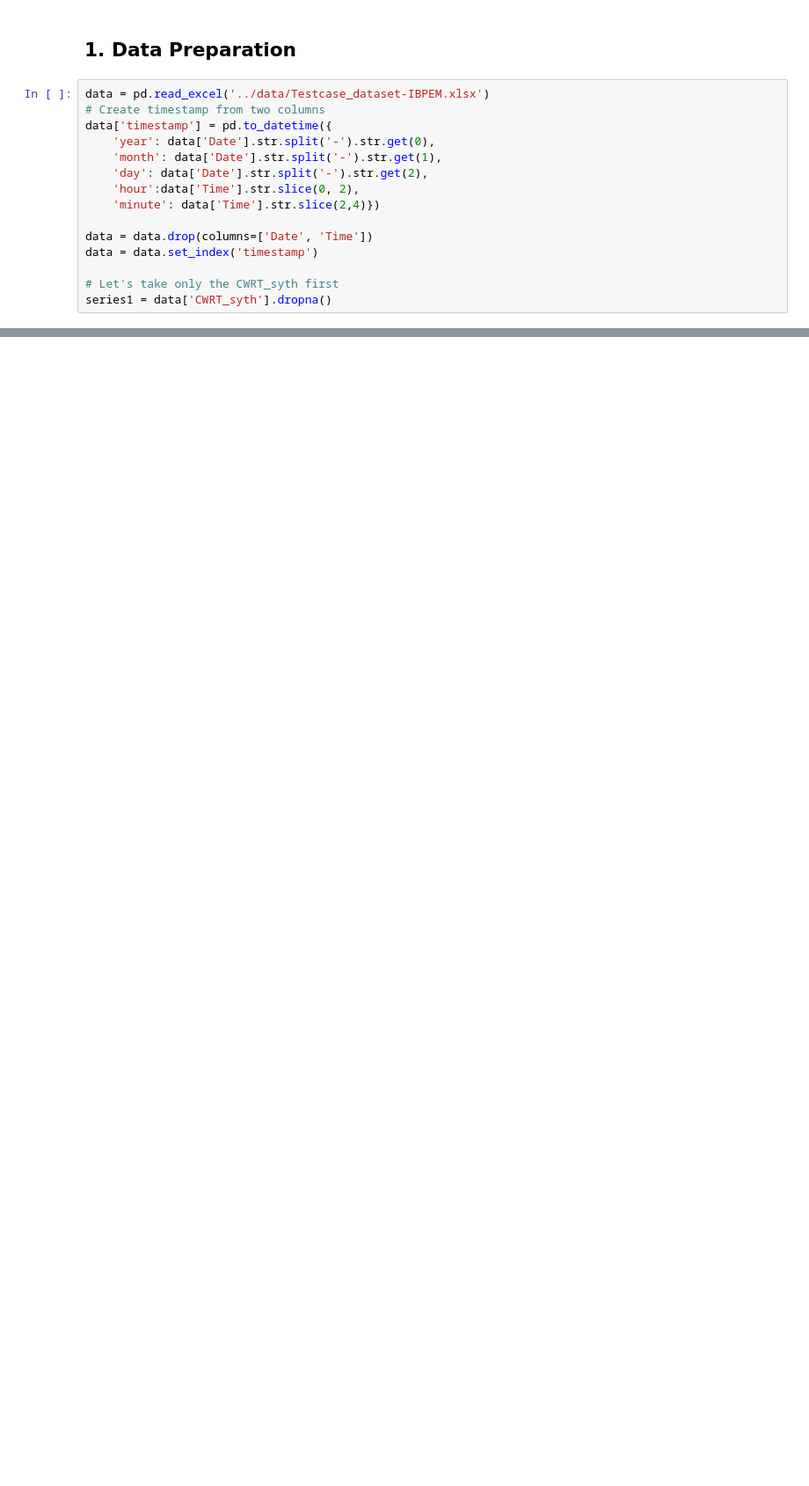
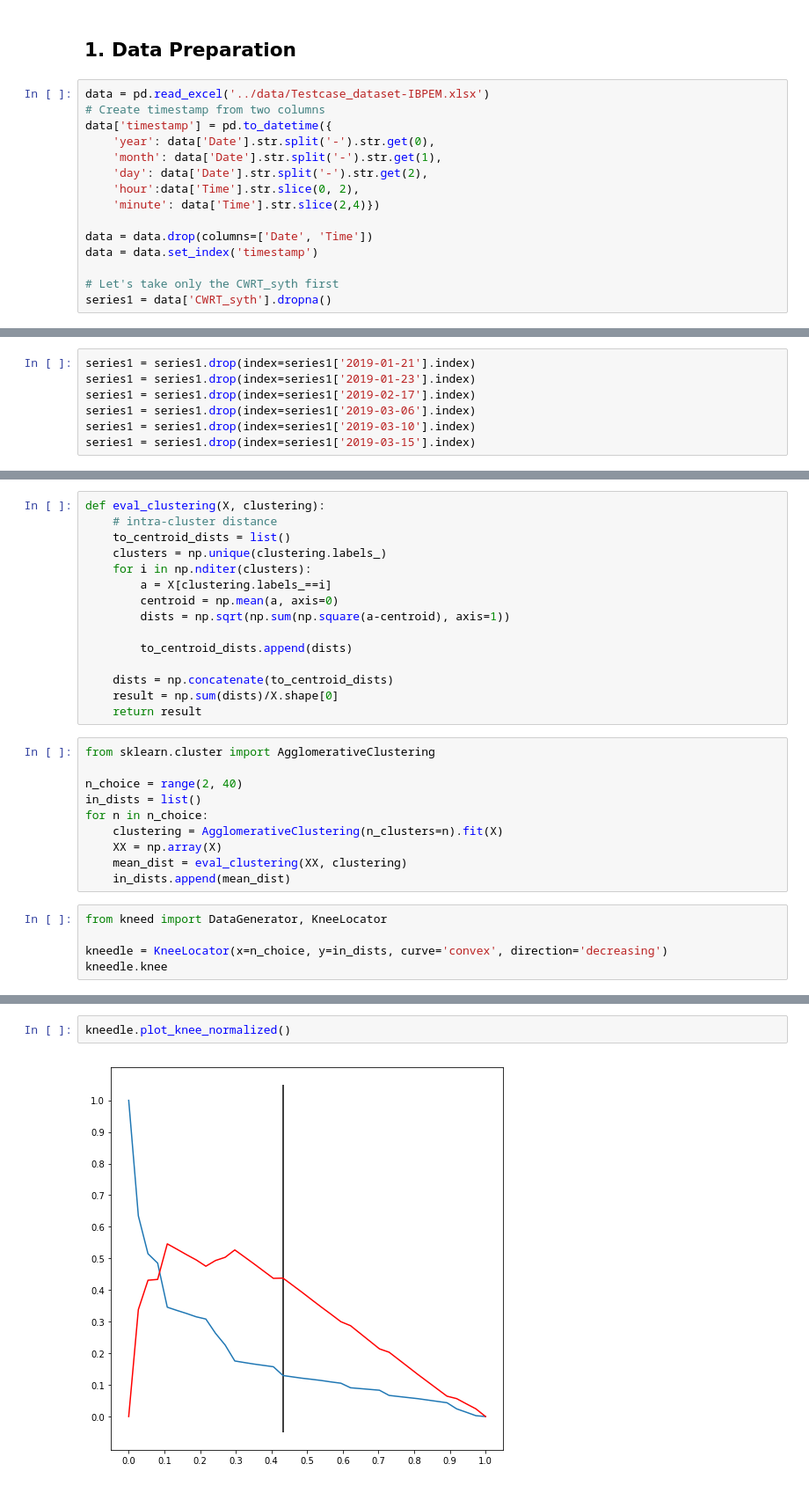
Before and after one commit to codingneo/ts-anomaly, a Jupyter notebook: notebooks/autoencoder-anomaly.ipynb, the cells around one changed output, grey strips where cells are left out. Shown: that part at 88% size. Saved outputs shown, nothing was run; the diff lists cells and outputs as text; blank space fills up the shorter version.

```diff
--- a/notebooks/autoencoder-anomaly.ipynb
+++ b/notebooks/autoencoder-anomaly.ipynb
@@ -137,0 +43,7 @@ array([<matplotlib.axes._subplots.AxesSubplot object at 0x...>,
+# %%
+series1 = series1.drop(index=series1['2019-01-21'].index)
+series1 = series1.drop(index=series1['2019-01-23'].index)
+series1 = series1.drop(index=series1['2019-02-17'].index)
+series1 = series1.drop(index=series1['2019-03-06'].index)
+series1 = series1.drop(index=series1['2019-03-10'].index)
+series1 = series1.drop(index=series1['2019-03-15'].index)
@@ -137,0 +72,30 @@ array([<matplotlib.axes._subplots.AxesSubplot object at 0x...>,
+# %%
+def eval_clustering(X, clustering):
+    # intra-cluster distance
+    to_centroid_dists = list()
+    clusters = np.unique(clustering.labels_)
+    for i in np.nditer(clusters):
+        a = X[clustering.labels_==i]
+        centroid = np.mean(a, axis=0)
+        dists = np.sqrt(np.sum(np.square(a-centroid), axis=1))
+
+        to_centroid_dists.append(dists)
+
+    dists = np.concatenate(to_centroid_dists)
+    result = np.sum(dists)/X.shape[0]
+    return result
+# %%
+from sklearn.cluster import AgglomerativeClustering
+
+n_choice = range(2, 40)
+in_dists = list()
+for n in n_choice:
+    clustering = AgglomerativeClustering(n_clusters=n).fit(X)
+    XX = np.array(X)
+    mean_dist = eval_clustering(XX, clustering)
+    in_dists.append(mean_dist)
+# %%
+from kneed import DataGenerator, KneeLocator
+
+kneedle = KneeLocator(x=n_choice, y=in_dists, curve='convex', direction='decreasing')
+kneedle.knee
@@ -137,0 +104,4 @@ array([<matplotlib.axes._subplots.AxesSubplot object at 0x...>,
+# %%
+kneedle.plot_knee_normalized()
+# %% [output]
+[figure, added]
```
Also changed, not shown: parts of 40 cells of this notebook, 3 other files.
